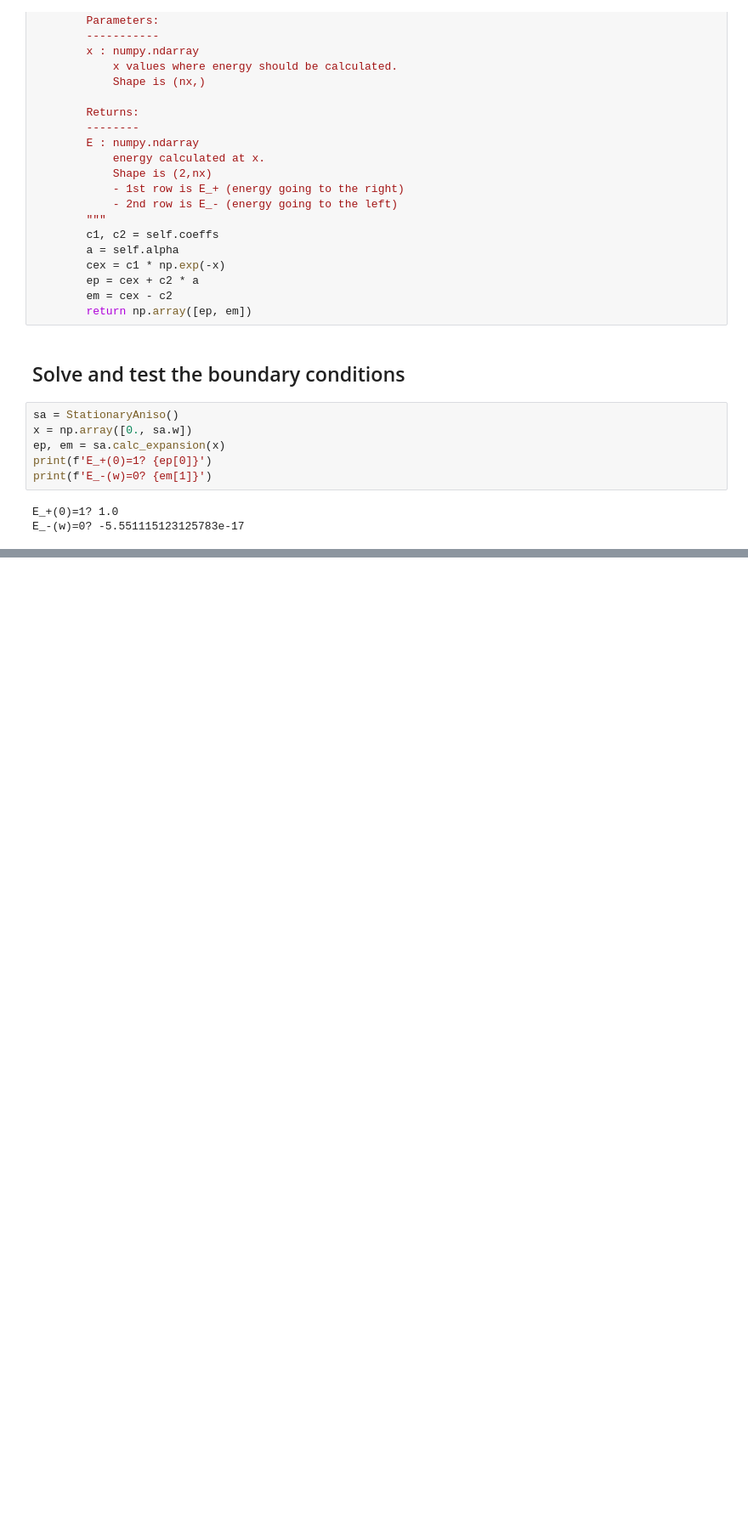
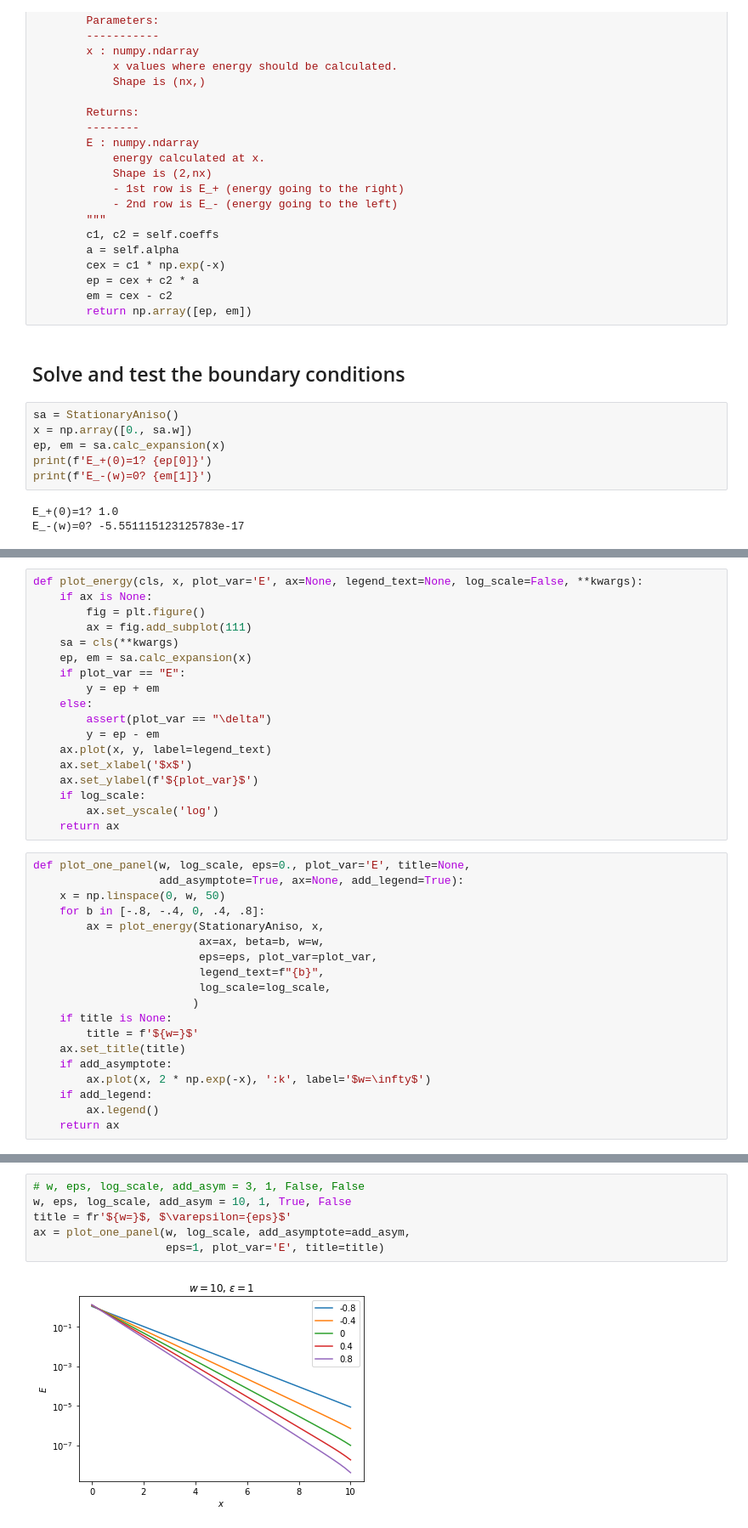
Before and after one commit to tdcwilliams/pywave, a Jupyter notebook: notebooks/energy_transport/stationary-aniso.ipynb, the cells around one changed output, grey strips where cells are left out. Shown at 85% size. Saved outputs shown, nothing was run; the diff lists cells and outputs as text; blank space fills up the shorter version.

```diff
--- a/notebooks/energy_transport/stationary-aniso.ipynb
+++ b/notebooks/energy_transport/stationary-aniso.ipynb
@@ -290,0 +251,37 @@ fig.savefig('paper_figs/energy_w_beta.png')
+# %%
+def plot_energy(cls, x, plot_var='E', ax=None, legend_text=None, log_scale=False, **kwargs):
+    if ax is None:
+        fig = plt.figure()
+        ax = fig.add_subplot(111)
+    sa = cls(**kwargs)
+    ep, em = sa.calc_expansion(x)
+    if plot_var == "E":
+        y = ep + em
+    else:
+        assert(plot_var == "\delta")
+        y = ep - em
+    ax.plot(x, y, label=legend_text)
+    ax.set_xlabel('$x$')
+    ax.set_ylabel(f'${plot_var}$')
+    if log_scale:
+        ax.set_yscale('log')
+    return ax
+# %%
+def plot_one_panel(w, log_scale, eps=0., plot_var='E', title=None,
+                   add_asymptote=True, ax=None, add_legend=True):
+    x = np.linspace(0, w, 50)
+    for b in [-.8, -.4, 0, .4, .8]:
+        ax = plot_energy(StationaryAniso, x,
+                         ax=ax, beta=b, w=w,
+                         eps=eps, plot_var=plot_var,
+                         legend_text=f"{b}",
+                         log_scale=log_scale,
+                        )
+    if title is None:
+        title = f'${w=}$'
+    ax.set_title(title)
+    if add_asymptote:
+        ax.plot(x, 2 * np.exp(-x), ':k', label='$w=\infty$')
+    if add_legend:
+        ax.legend()
+    return ax
@@ -290,0 +297,8 @@ fig.savefig('paper_figs/energy_w_beta.png')
+# %%
+# w, eps, log_scale, add_asym = 3, 1, False, False
+w, eps, log_scale, add_asym = 10, 1, True, False
+title = fr'${w=}$, $\varepsilon={eps}$'
+ax = plot_one_panel(w, log_scale, add_asymptote=add_asym,
+                    eps=1, plot_var='E', title=title)
+# %% [output]
+[figure, added]
```
Also changed, not shown: parts of 29 cells of this notebook.
